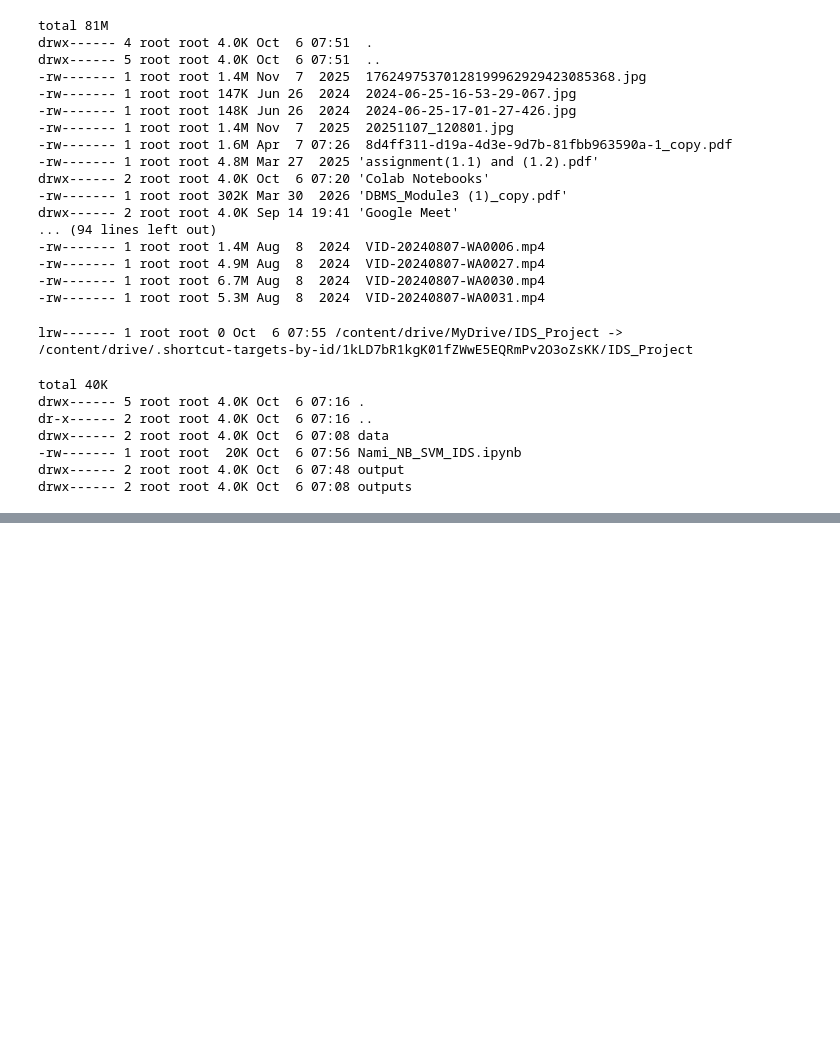
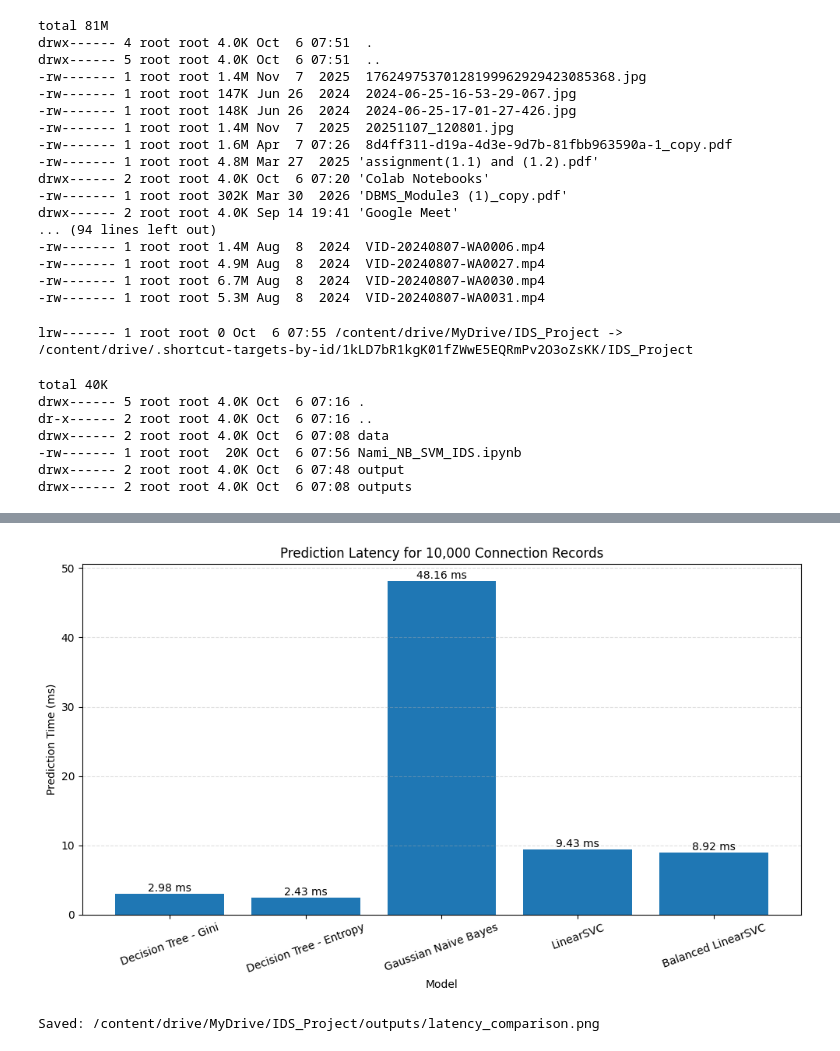
Before and after one commit to Namita-12/NSL-KDD-IDS, a Jupyter notebook: notebooks/Nami_NB_SVM_IDS.ipynb, the cells around one changed output, grey strips where cells are left out. Saved outputs shown, nothing was run; the diff lists cells and outputs as text; code cells hidden in the pictures; blank space fills up the shorter version.

```diff
--- a/notebooks/Nami_NB_SVM_IDS.ipynb
+++ b/notebooks/Nami_NB_SVM_IDS.ipynb
@@ -117,0 +628,16 @@ drwx------ 2 root root 4.0K Oct  6 07:08 outputs
+# %%
+# Check how many features have very large magnitudes
+
+feature_max_abs = np.max(np.abs(X_train), axis=0)
+
+print("Features with max absolute value > 100:")
+print("-" * 60)
+
+count = 0
+
+for i, value in enumerate(feature_max_abs):
+    if value > 100:
+        print(f"{i:3d} | {feature_names[i]:35s} | {value:,.2f}")
+        count += 1
+
+print("\nTotal:", count)
@@ -117,0 +1526,57 @@ drwx------ 2 root root 4.0K Oct  6 07:08 outputs
+# %%
+import matplotlib.pyplot as plt
+import os
+
+latency_models = [
+    "Decision Tree - Gini",
+    "Decision Tree - Entropy",
+    "Gaussian Naive Bayes",
+    "LinearSVC",
+    "Balanced LinearSVC"
+]
+
+latency_ms = [
+    2.983431,
+    2.427807,
+    48.161629,
+    9.429851,
+    8.919132
+]
+
+plt.figure(figsize=(10, 6))
+
+bars = plt.bar(latency_models, latency_ms)
+
+plt.ylabel("Prediction Time (ms)")
+plt.xlabel("Model")
+plt.title("Prediction Latency for 10,000 Connection Records")
+
+plt.xticks(rotation=20)
+plt.grid(axis="y", linestyle="--", alpha=0.4)
+
+# Add values above bars
+for bar, value in zip(bars, latency_ms):
+    plt.text(
+        bar.get_x() + bar.get_width() / 2,
+        bar.get_height(),
+        f"{value:.2f} ms",
+        ha="center",
+        va="bottom"
+    )
+
+plt.tight_layout()
+
+latency_path = "/content/drive/MyDrive/IDS_Project/outputs/latency_comparison.png"
+
+plt.savefig(
+    latency_path,
+    dpi=300,
+    bbox_inches="tight"
+)
+
+plt.show()
+
+print(f"Saved: {latency_path}")
+# %% [output]
+[figure, added]
+Saved: /content/drive/MyDrive/IDS_Project/outputs/latency_comparison.png
```
Also changed, not shown: parts of 85 cells of this notebook.
